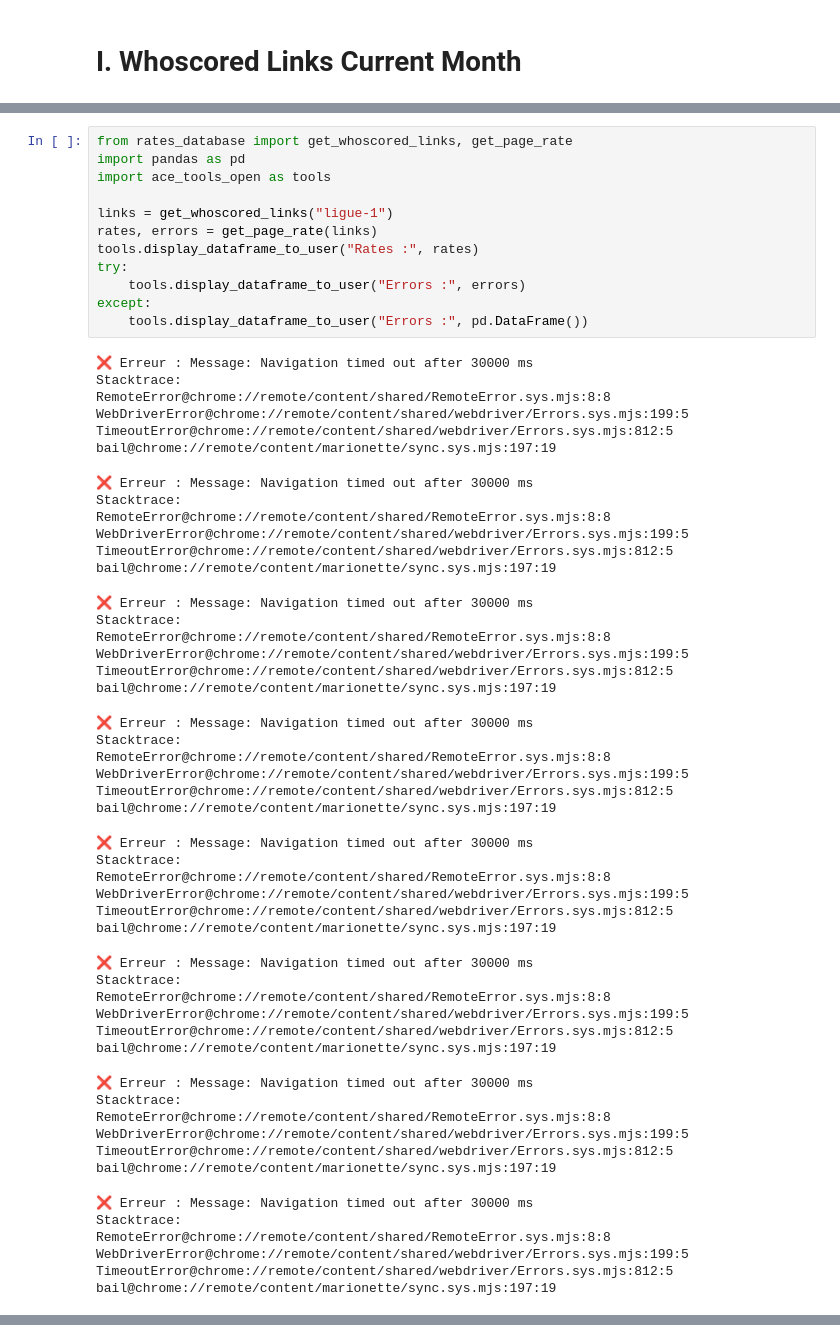
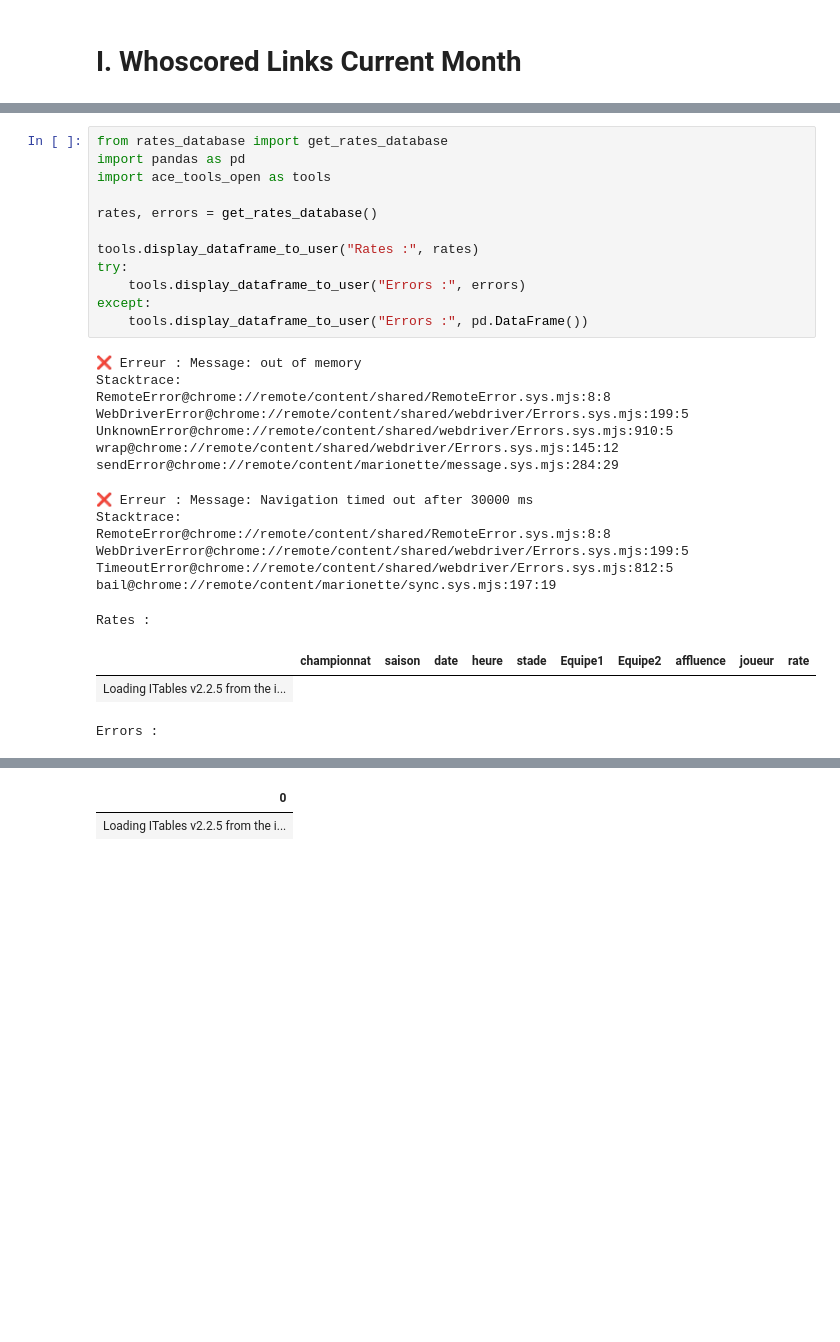
Before and after one commit to abusche/Football-Database, a Jupyter notebook: Whoscored/load-rates.ipynb, the cells around one changed output, grey strips where cells are left out. Cells and saved outputs as stored; diff of their text form; blank space fills up the shorter version.

```diff
--- a/Whoscored/load-rates.ipynb
+++ b/Whoscored/load-rates.ipynb
@@ -32,61 +33,30 @@ links
 # %%
-from rates_database import get_whoscored_links, get_page_rate
+from rates_database import get_rates_database
 import pandas as pd
 import ace_tools_open as tools
 
-links = get_whoscored_links("ligue-1")
-rates, errors = get_page_rate(links)
+rates, errors = get_rates_database()
+
 tools.display_dataframe_to_user("Rates :", rates)
 try:
     tools.display_dataframe_to_user("Errors :", errors)
 except:
     tools.display_dataframe_to_user("Errors :", pd.DataFrame())
 # %% [output]
-❌ Erreur : Message: Navigation timed out after 30000 ms
+❌ Erreur : Message: out of memory
 Stacktrace:
 RemoteError@chrome://remote/content/shared/RemoteError.sys.mjs:8:8
 WebDriverError@chrome://remote/content/shared/webdriver/Errors.sys.mjs:199:5
-TimeoutError@chrome://remote/content/shared/webdriver/Errors.sys.mjs:812:5
-bail@chrome://remote/content/marionette/sync.sys.mjs:197:19
+UnknownError@chrome://remote/content/shared/webdriver/Errors.sys.mjs:910:5
+wrap@chrome://remote/content/shared/webdriver/Errors.sys.mjs:145:12
+sendError@chrome://remote/content/marionette/message.sys.mjs:284:29
 ❌ Erreur : Message: Navigation timed out after 30000 ms
 Stacktrace:
 RemoteError@chrome://remote/content/shared/RemoteError.sys.mjs:8:8
 WebDriverError@chrome://remote/content/shared/webdriver/Errors.sys.mjs:199:5
 TimeoutError@chrome://remote/content/shared/webdriver/Errors.sys.mjs:812:5
 bail@chrome://remote/content/marionette/sync.sys.mjs:197:19
-❌ Erreur : Message: Navigation timed out after 30000 ms
-Stacktrace:
-RemoteError@chrome://remote/content/shared/RemoteError.sys.mjs:8:8
-WebDriverError@chrome://remote/content/shared/webdriver/Errors.sys.mjs:199:5
-TimeoutError@chrome://remote/content/shared/webdriver/Errors.sys.mjs:812:5
-bail@chrome://remote/content/marionette/sync.sys.mjs:197:19
+Rates :
+|  | championnat | saison | date | heure | stade | Equipe1 | Equipe2 | affluence | joueur | rate |
+| Loading ITables v2.2.5 from the i... |
-❌ Erreur : Message: Navigation timed out after 30000 ms
-Stacktrace:
-RemoteError@chrome://remote/content/shared/RemoteError.sys.mjs:8:8
-WebDriverError@chrome://remote/content/shared/webdriver/Errors.sys.mjs:199:5
-TimeoutError@chrome://remote/content/shared/webdriver/Errors.sys.mjs:812:5
-bail@chrome://remote/content/marionette/sync.sys.mjs:197:19
+Errors :
-❌ Erreur : Message: Navigation timed out after 30000 ms
-Stacktrace:
-RemoteError@chrome://remote/content/shared/RemoteError.sys.mjs:8:8
-WebDriverError@chrome://remote/content/shared/webdriver/Errors.sys.mjs:199:5
-TimeoutError@chrome://remote/content/shared/webdriver/Errors.sys.mjs:812:5
-bail@chrome://remote/content/marionette/sync.sys.mjs:197:19
-❌ Erreur : Message: Navigation timed out after 30000 ms
-Stacktrace:
-RemoteError@chrome://remote/content/shared/RemoteError.sys.mjs:8:8
-WebDriverError@chrome://remote/content/shared/webdriver/Errors.sys.mjs:199:5
-TimeoutError@chrome://remote/content/shared/webdriver/Errors.sys.mjs:812:5
-bail@chrome://remote/content/marionette/sync.sys.mjs:197:19
-❌ Erreur : Message: Navigation timed out after 30000 ms
-Stacktrace:
-RemoteError@chrome://remote/content/shared/RemoteError.sys.mjs:8:8
-WebDriverError@chrome://remote/content/shared/webdriver/Errors.sys.mjs:199:5
-TimeoutError@chrome://remote/content/shared/webdriver/Errors.sys.mjs:812:5
-bail@chrome://remote/content/marionette/sync.sys.mjs:197:19
-❌ Erreur : Message: Navigation timed out after 30000 ms
-Stacktrace:
-RemoteError@chrome://remote/content/shared/RemoteError.sys.mjs:8:8
-WebDriverError@chrome://remote/content/shared/webdriver/Errors.sys.mjs:199:5
-TimeoutError@chrome://remote/content/shared/webdriver/Errors.sys.mjs:812:5
-bail@chrome://remote/content/marionette/sync.sys.mjs:197:19
@@ -112,0 +63,2 @@ Rates :
+| 0 |
+| Loading ITables v2.2.5 from the i... |
```
Also changed, not shown: parts of 2 cells of this notebook, 1 other file.
